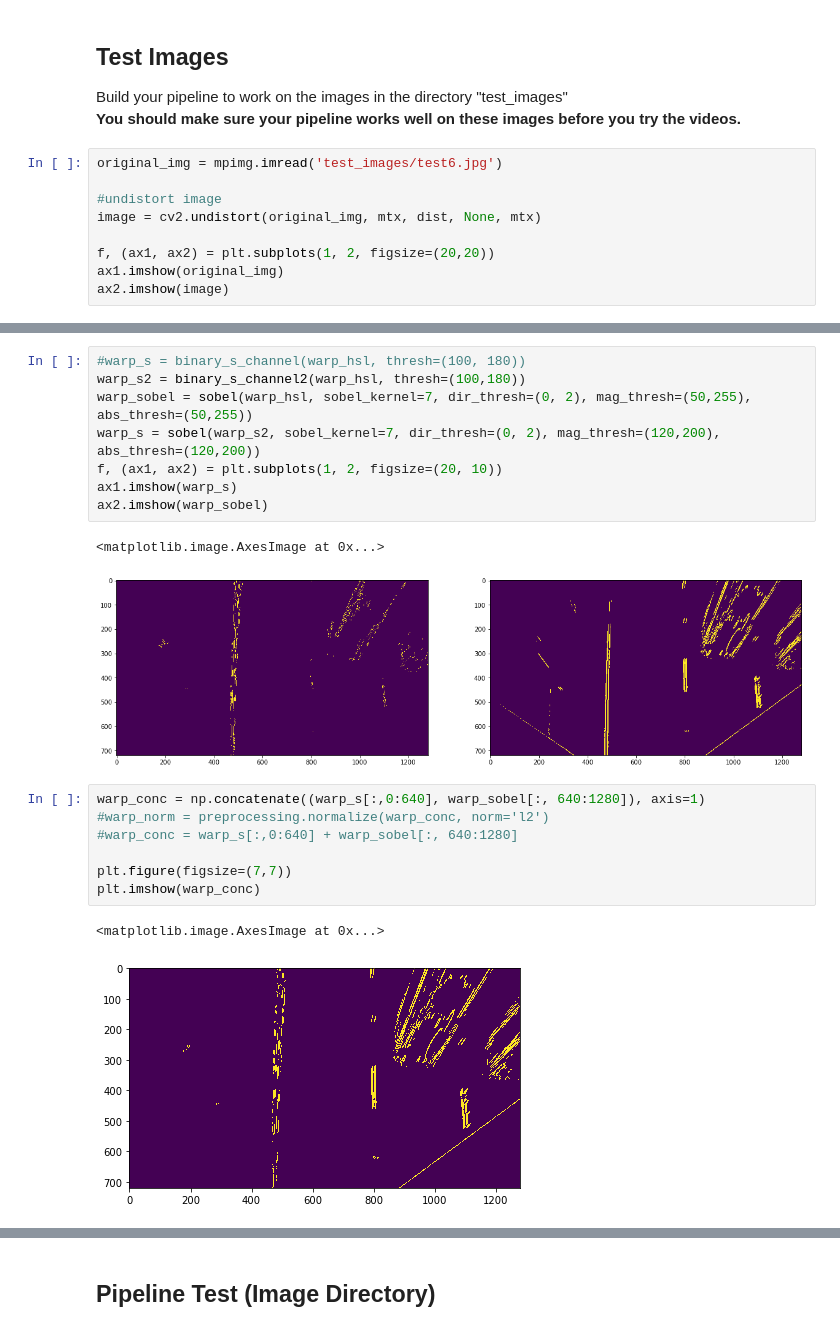
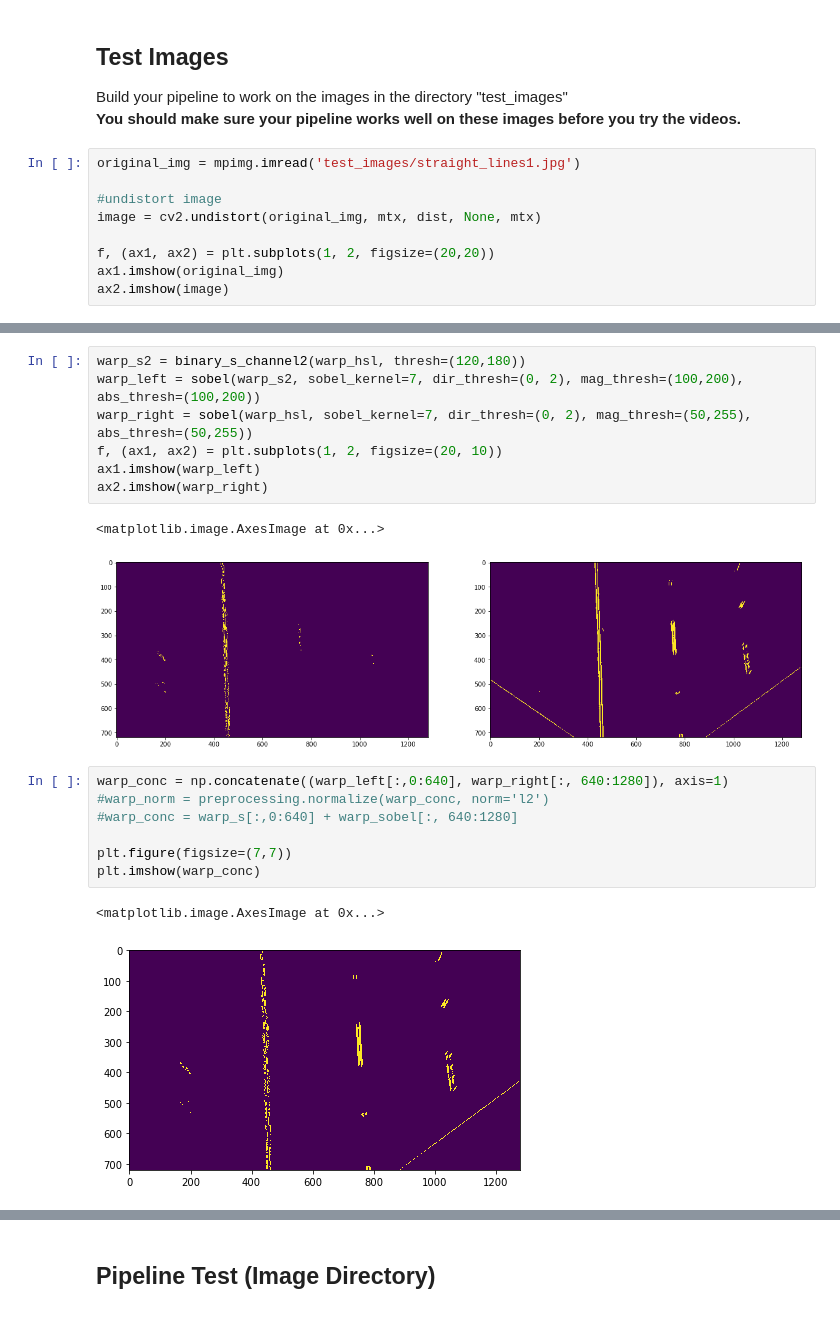
Before and after one commit to falreis/CarND-Advanced-Lane-Lines, a Jupyter notebook: code.ipynb, the cells around one changed output, grey strips where cells are left out. Drawn from its saved outputs; the diff is of its cells as text.

```diff
--- a/code.ipynb
+++ b/code.ipynb
@@ -855,7 +841,7 @@ calibration15.jpg
 Build your pipeline to work on the images in the directory "test_images"
 **You should make sure your pipeline works well on these images before you try the videos.**
 # %%
-original_img = mpimg.imread('test_images/test6.jpg')
+original_img = mpimg.imread('test_images/straight_lines1.jpg')
 
 #undistort image
 image = cv2.undistort(original_img, mtx, dist, None, mtx)
@@ -901,16 +887,15 @@ plt.imshow(warp_f)
 # %%
-#warp_s = binary_s_channel(warp_hsl, thresh=(100, 180))
-warp_s2 = binary_s_channel2(warp_hsl, thresh=(100,180))
-warp_sobel = sobel(warp_hsl, sobel_kernel=7, dir_thresh=(0, 2), mag_thresh=(50,255), abs_thresh=(50,255))
-warp_s = sobel(warp_s2, sobel_kernel=7, dir_thresh=(0, 2), mag_thresh=(120,200), abs_thresh=(120,200))
+warp_s2 = binary_s_channel2(warp_hsl, thresh=(120,180))
+warp_left = sobel(warp_s2, sobel_kernel=7, dir_thresh=(0, 2), mag_thresh=(100,200), abs_thresh=(100,200))
+warp_right = sobel(warp_hsl, sobel_kernel=7, dir_thresh=(0, 2), mag_thresh=(50,255), abs_thresh=(50,255))
 f, (ax1, ax2) = plt.subplots(1, 2, figsize=(20, 10))
-ax1.imshow(warp_s)
-ax2.imshow(warp_sobel)
+ax1.imshow(warp_left)
+ax2.imshow(warp_right)
 # %% [output]
 <matplotlib.image.AxesImage at 0x...>
-[figure, old version]
+[figure, new version]
 # %%
-warp_conc = np.concatenate((warp_s[:,0:640], warp_sobel[:, 640:1280]), axis=1)
+warp_conc = np.concatenate((warp_left[:,0:640], warp_right[:, 640:1280]), axis=1)
 #warp_norm = preprocessing.normalize(warp_conc, norm='l2')
 #warp_conc = warp_s[:,0:640] + warp_sobel[:, 640:1280]
 
@@ -918,7 +903,7 @@ plt.figure(figsize=(7,7))
 plt.imshow(warp_conc)
 # %% [output]
 <matplotlib.image.AxesImage at 0x...>
-[figure, old version]
+[figure, new version]
 # %%
 #plot image histogram (3d - s channel)
 histogram = np.sum(warp_conc[warp_conc.shape[0]//2:,:], axis=0)
```
Also changed, not shown: parts of 23 cells of this notebook, 14 other files.
